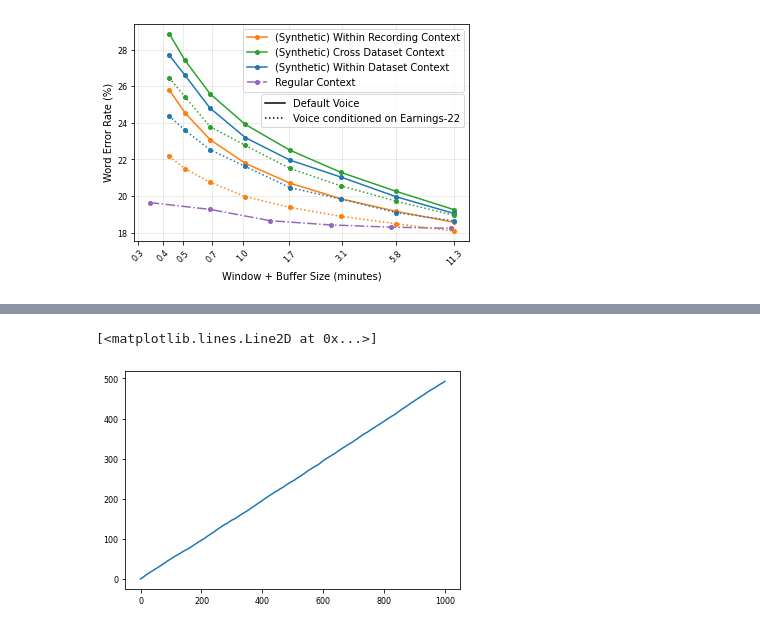
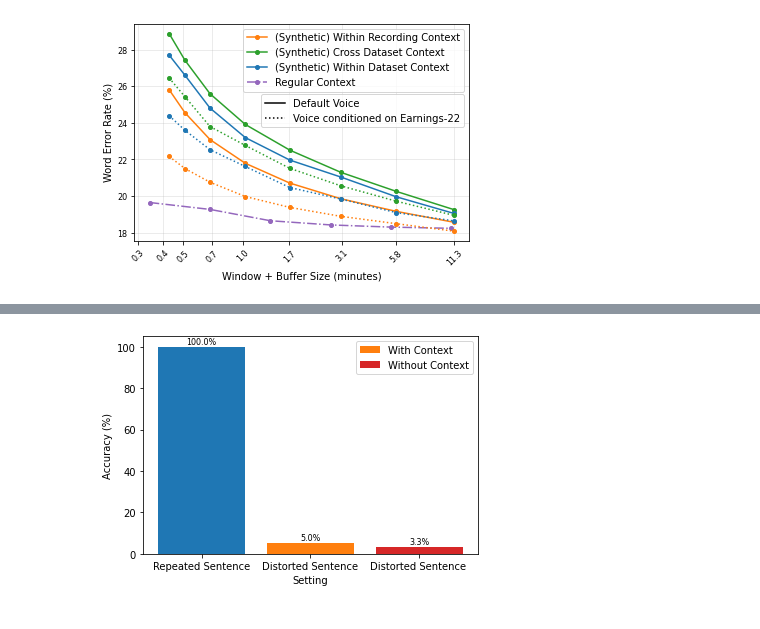
Before and after one commit to robflynnyh/long-context-asr, a Jupyter notebook: eval/results/eval.ipynb, the cells around one changed output, grey strips where cells are left out. Cells and saved outputs as stored; diff of their text form; code cells hidden in the pictures.

```diff
--- a/eval/results/eval.ipynb
+++ b/eval/results/eval.ipynb
@@ -1182,5 +1085,3 @@ plt.savefig('./shuffled_evals_synthetic.pdf', transparent = True, bbox_inches =
 [  1024   2048   4096   8192  16384  32768  65536 131072 262144 360000]
 [figure]
 [figure]
-# %%
-synthetic_cross_dataset_context_TAL_data
@@ -1427,5 +1088,23 @@ tensor(1., requires_grad=True)
-# %%
-plt.plot(t[0,:,0].detach().numpy())
-# %% [output]
-[<matplotlib.lines.Line2D at 0x...>]
-[figure, removed]
+# %%
+lcasr = {
+    'Repeated Sentence': 100.0,
+    'Distorted Sentence': np.array([10.,5,0]).mean(),
+    'Distorted Sentence with Context': np.array([10.0,0.0,0.0]).mean()
+}
+# turn into bar plot
+plt.bar('Repeated Sentence', lcasr['Repeated Sentence'], color='tab:blue')
+plt.bar('Distorted Sentence', lcasr['Distorted Sentence'], color='tab:orange', label='With Context')
+plt.bar('Distorted Sentence ', lcasr['Distorted Sentence with Context'], color='tab:red', label='Without Context')
+# add percentage on top of bars
+
+for i, v in enumerate(lcasr.values()):
+    plt.text(i, v + 0.5, f'{v:.1f}%', ha='center', va='bottom', fontsize=tw)
+
+
+plt.legend()
+plt.ylabel('Accuracy (%)')
+plt.xlabel('Setting')
+
+plt.savefig('./in-context-asr-results.pdf', transparent = True, bbox_inches = 'tight')
+# %% [output]
+[figure, added]
```
Also changed, not shown: parts of 24 cells of this notebook, 19 other files.
